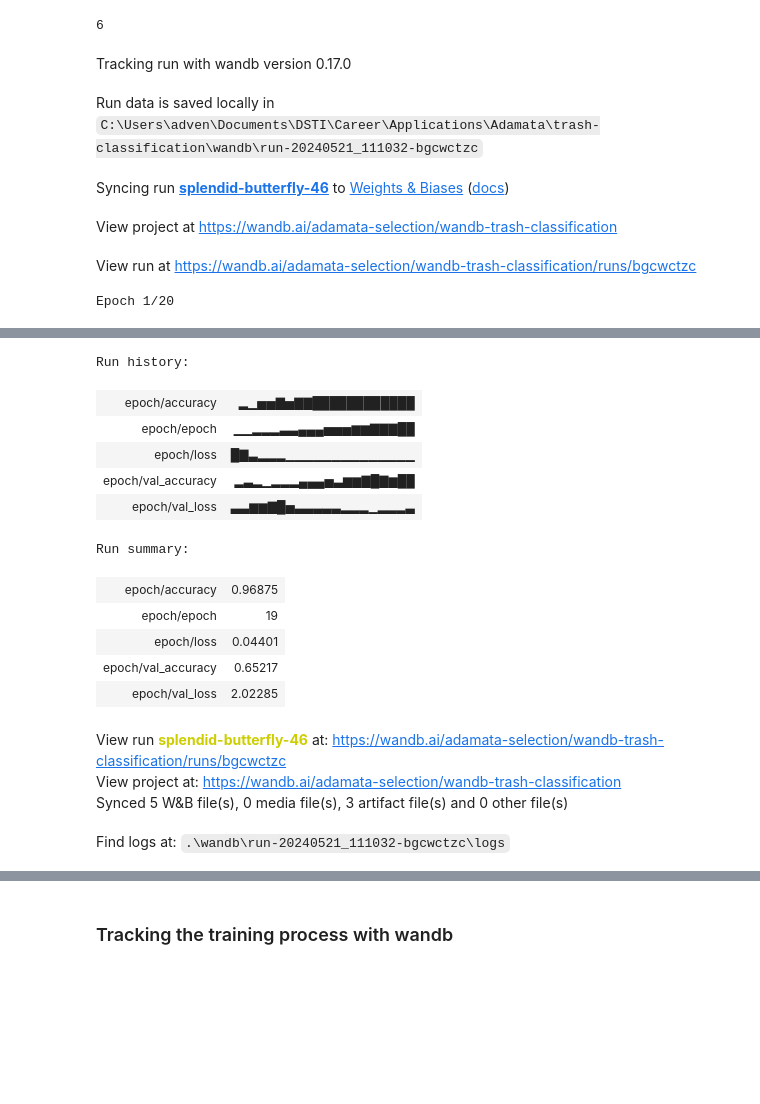
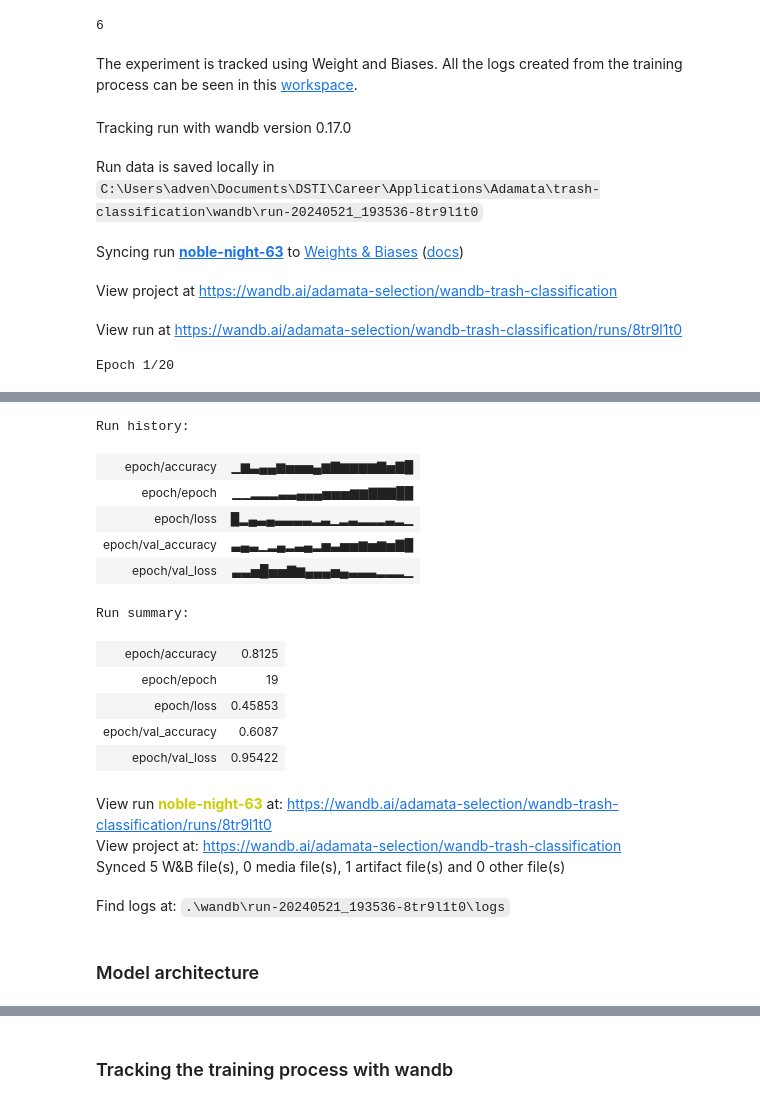
Before and after one commit to dioz95/trash-classification, a Jupyter notebook: Exploratory Image Analysis and Model Experimentation.ipynb, the cells around one changed output, grey strips where cells are left out. Cells and saved outputs as stored; diff of their text form; code cells hidden in the pictures; blank space fills up the shorter version.

```diff
--- a/Exploratory Image Analysis and Model Experimentation.ipynb
+++ b/Exploratory Image Analysis and Model Experimentation.ipynb
@@ -75,23 +85,23 @@ plt.show()
 # %%
-# # With data augmentation
+# With data augmentation
+datagen = ImageDataGenerator(
+    rescale=1./255,
+    validation_split=0.2,
+    width_shift_range=0.1,
+    height_shift_range=0.1,
+    horizontal_flip=True
+)
+
+# # Without data augmentation (except rescaling)
 # datagen = ImageDataGenerator(
 #     rescale=1./255,
-#     validation_split=0.2,
-#     width_shift_range=0.1,
-#     height_shift_range=0.1,
-#     horizontal_flip=True
+#     validation_split=0.2
 # )
-
-# Without data augmentation (except rescaling)
-datagen = ImageDataGenerator(
-    rescale=1./255,
-    validation_split=0.2
-)
 
 
 train_generator = datagen.flow_from_directory(
     base_dir,
-    target_size=(128, 128),
+    target_size=(28, 28),
     batch_size=32,
     class_mode='categorical',
     subset='training'
@@ -99,7 +109,7 @@ train_generator = datagen.flow_from_directory(
 
 validation_generator = datagen.flow_from_directory(
     base_dir,
-    target_size=(128, 128),
+    target_size=(28, 28),
     batch_size=32,
     class_mode='categorical',
     subset='validation'
@@ -152,6 +149,8 @@ n_class = len(train_generator.class_indices)
 print(n_class)
 # %% [output]
 6
+# %% [markdown]
+The experiment is tracked using Weight and Biases. All the logs created from the training process can be seen in this [workspace](https://wandb.ai/adamata-selection/wandb-trash-classification?nw=nwuseradvendiodesandros1).
 # %%
 run = wandb.init(
     project="wandb-trash-classification",
@@ -159,14 +158,13 @@ run = wandb.init(
         "learning_rate": 0.001,
         "loss": "categorical_crossentropy",
         "metric": "accuracy",
-        "epoch": 20,
-        "batch_size": 32
+        "epoch": 20
     }
 )
 
 config = wandb.config
 
-i = Input(shape=(128, 128, 3))  # Update the input shape to match your data
+i = Input(shape=(28, 28, 3))
 
 # Convolutional Layers {Conv --> BatchNorm --> Conv --> BatchNorm --> MaxPooling (3x)}
 x = Conv2D(32, (3,3), padding='same', activation='relu')(i)
@@ -194,9 +192,9 @@ x = Dense(n_class, activation='softmax')(x)
 
 model = Model(i, x)
 
-model.compile(optimizer=Adam(learning_rate=0.0001),
-              loss='categorical_crossentropy',
-              metrics=['accuracy'])
+model.compile(optimizer=Adam(learning_rate=config.learning_rate),
+              loss=config.loss,
+              metrics=[config.metric])
 
 model.fit(
     train_generator,
@@ -210,11 +208,11 @@ model.fit(
 )
 
 # Save model locally
-path = "./models/trash-classification-no-aug.keras"
+path = "./models/trash-classification-aug.keras"
 model.save(path)
 
 # Save model to W&B
-path = "./models/trash-classification-no-aug.keras"
+path = "./models/trash-classification-aug.keras"
 registered_model_name = "trash-classification-dev"
 
 run.link_model(path=path, registered_model_name=registered_model_name)
@@ -224,8 +222,8 @@ print(f"The model has been trained and saved in W&B '{path}'")
 wandb.finish()
 # %% [output]
 Tracking run with wandb version 0.17.0
-Run data is saved locally in C:\Users\adven\Documents\DSTI\Career\Applications\Adamata\trash-classification\wandb\run-20240521_111032-bgcwctzc
+Run data is saved locally in C:\Users\adven\Documents\DSTI\Career\Applications\Adamata\trash-classification\wandb\run-20240521_193536-8tr9l1t0
-Syncing run splendid-butterfly-46 to Weights & Biases (docs)
+Syncing run noble-night-63 to Weights & Biases (docs)
 View project at https://wandb.ai/adamata-selection/wandb-trash-classification
-View run at https://wandb.ai/adamata-selection/wandb-trash-classification/runs/bgcwctzc
+View run at https://wandb.ai/adamata-selection/wandb-trash-classification/runs/8tr9l1t0
 Epoch 1/20
@@ -252,19 +250,21 @@ The model has been trained and saved in W&B './models/trash-classification-no-au
 Run history:
-| epoch/accuracy | ▂▁▅▅▇▅▇▇████████████ |
+| epoch/accuracy | ▁▆▃▄▄▆▅▅▅▄▆▇▆▆▆▆▇▅▇█ |
 | epoch/epoch | ▁▁▂▂▂▃▃▄▄▄▅▅▅▆▆▇▇▇██ |
-| epoch/loss | █▇▃▂▂▂▁▁▁▁▁▁▁▁▁▁▁▁▁▁ |
-| epoch/val_accuracy | ▂▃▂▁▂▂▂▄▄▄▅▃▆▆▇█▇▆██ |
-| epoch/val_loss | ▃▃▆▆▇█▅▃▃▃▃▃▂▂▂▁▂▂▂▃ |
+| epoch/loss | █▂▄▃▄▃▃▃▃▂▃▁▂▃▂▂▂▃▂▁ |
+| epoch/val_accuracy | ▃▄▃▁▂▄▂▃▄▂▅▃▅▅▆▅▆▅▇█ |
+| epoch/val_loss | ▃▃▅█▅▅▇▆▄▄▄▅▄▃▃▃▂▂▂▁ |
 Run summary:
-| epoch/accuracy | 0.96875 |
+| epoch/accuracy | 0.8125 |
 | epoch/epoch | 19 |
-| epoch/loss | 0.04401 |
-| epoch/val_accuracy | 0.65217 |
-| epoch/val_loss | 2.02285 |
+| epoch/loss | 0.45853 |
+| epoch/val_accuracy | 0.6087 |
+| epoch/val_loss | 0.95422 |
-View run splendid-butterfly-46 at: https://wandb.ai/adamata-selection/wandb-trash-classification/runs/bgcwctzc
+View run noble-night-63 at: https://wandb.ai/adamata-selection/wandb-trash-classification/runs/8tr9l1t0
 View project at: https://wandb.ai/adamata-selection/wandb-trash-classification
-Synced 5 W&B file(s), 0 media file(s), 3 artifact file(s) and 0 other file(s)
+Synced 5 W&B file(s), 0 media file(s), 1 artifact file(s) and 0 other file(s)
-Find logs at: .\wandb\run-20240521_111032-bgcwctzc\logs
+Find logs at: .\wandb\run-20240521_193536-8tr9l1t0\logs
+# %% [markdown]
+### Model architecture
 # %%
 model.summary()
 # %% [output]
```
Also changed, not shown: parts of 16 cells of this notebook, 5 other files.
